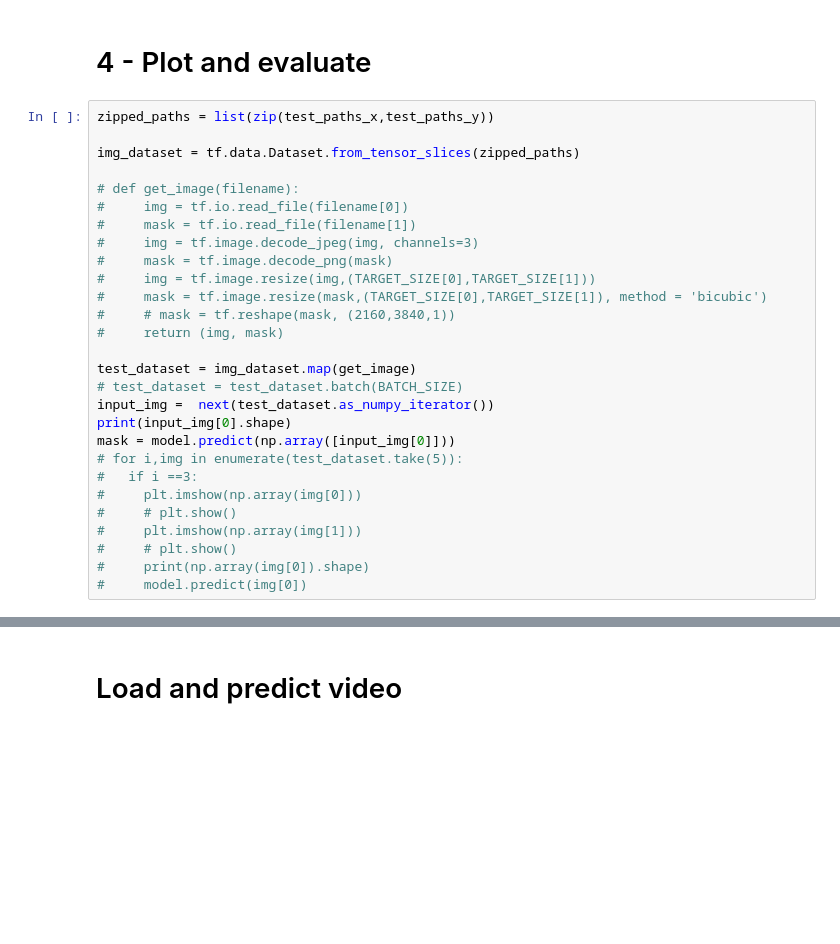
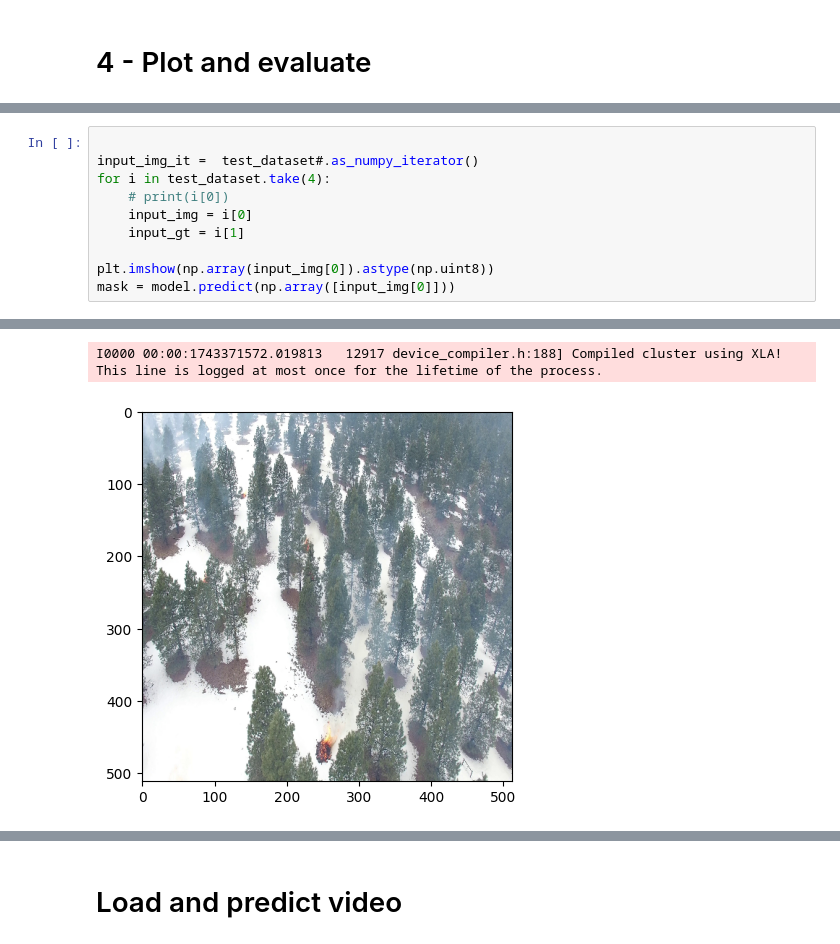
Before and after one commit to itsm1kekay/wildfire-detection, a Jupyter notebook: src/ee981.ipynb, the cells around one changed output, grey strips where cells are left out. Cells and saved outputs as stored; diff of their text form; blank space fills up the shorter version.

```diff
--- a/src/ee981.ipynb
+++ b/src/ee981.ipynb
@@ -282,30 +266,2 @@ Epoch 3/3
 # %% [markdown]
 # 4 - Plot and evaluate
-# %%
-zipped_paths = list(zip(test_paths_x,test_paths_y))
-
-img_dataset = tf.data.Dataset.from_tensor_slices(zipped_paths)
-
-# def get_image(filename):
-#     img = tf.io.read_file(filename[0])
-#     mask = tf.io.read_file(filename[1])
-#     img = tf.image.decode_jpeg(img, channels=3)
-#     mask = tf.image.decode_png(mask)
-#     img = tf.image.resize(img,(TARGET_SIZE[0],TARGET_SIZE[1]))
-#     mask = tf.image.resize(mask,(TARGET_SIZE[0],TARGET_SIZE[1]), method = 'bicubic')
-#     # mask = tf.reshape(mask, (2160,3840,1))
-#     return (img, mask)
-
-test_dataset = img_dataset.map(get_image)
-# test_dataset = test_dataset.batch(BATCH_SIZE)
-input_img =  next(test_dataset.as_numpy_iterator())
-print(input_img[0].shape)
-mask = model.predict(np.array([input_img[0]]))
-# for i,img in enumerate(test_dataset.take(5)):
-#   if i ==3:
-#     plt.imshow(np.array(img[0]))
-#     # plt.show()
-#     plt.imshow(np.array(img[1]))
-#     # plt.show()
-#     print(np.array(img[0]).shape)
-#     model.predict(img[0])
@@ -314,0 +268,11 @@ mask = model.predict(np.array([input_img[0]]))
+# %%
+
+input_img_it =  test_dataset#.as_numpy_iterator()
+for i in test_dataset.take(4):
+    # print(i[0])
+    input_img = i[0]
+    input_gt = i[1]
+
+plt.imshow(np.array(input_img[0]).astype(np.uint8))
+mask = model.predict(np.array([input_img[0]]))
+# %% [output]
@@ -315 +285,3 @@ mask = model.predict(np.array([input_img[0]]))
+I0000 00:00:1743371572.019813   12917 device_compiler.h:188] Compiled cluster using XLA!  This line is logged at most once for the lifetime of the process.
+[figure, added]
 # %%
```
Also changed, not shown: parts of 35 cells of this notebook.
